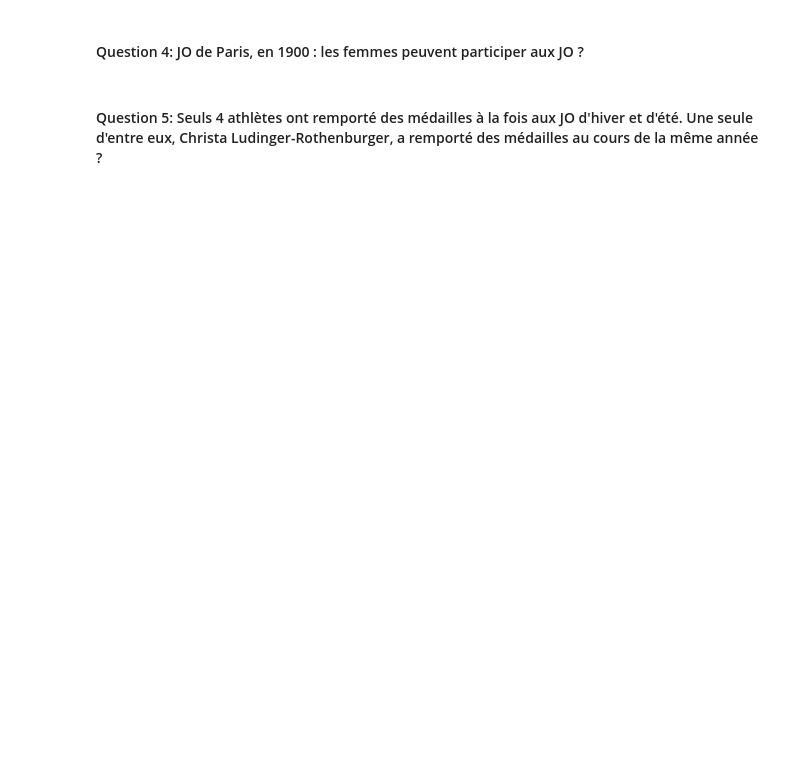
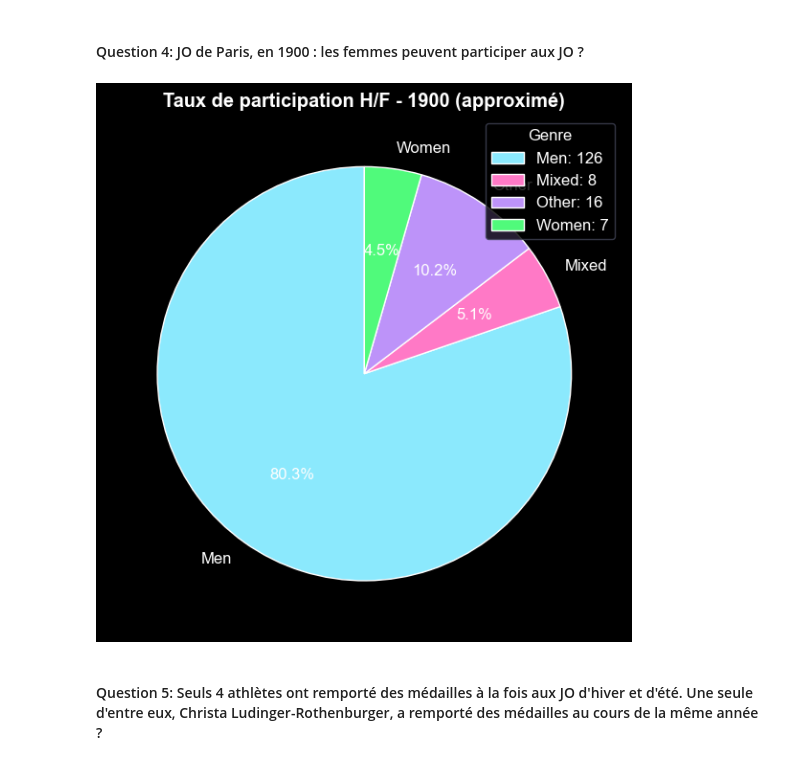
Before and after one commit to Calamia92/Neurolympics, a Jupyter notebook: olympic_data_analysis.ipynb, the cells around one changed output. Saved outputs shown, nothing was run; the diff lists cells and outputs as text; code cells hidden in the pictures; blank space fills up the shorter version.

```diff
--- a/olympic_data_analysis.ipynb
+++ b/olympic_data_analysis.ipynb
@@ -152,2 +539,72 @@ plt.show()
+# %%
+medals = df_medals.copy()
+hosts_map = df_hosts[['game_slug','game_year']].drop_duplicates()
+medals = medals.merge(hosts_map, left_on='slug_game', right_on='game_slug', how='left')
+# s'assurer que game_year est numérique
+medals['game_year'] = pd.to_numeric(medals['game_year'], errors='coerce')
+
+subset = medals[medals['game_year'] == 1900]
+if subset.empty:
+    print('Aucune donnée pour 1900 trouvée dans df_medals (impossible de calculer le taux).')
+else:
+    # Normaliser la colonne de genre si elle existe
+    if 'event_gender' in subset.columns:
+        genders = subset['event_gender'].fillna('Unknown').astype(str)
+    else:
+        # fallback: essayer participant_type ou participant_title
+        fallback = None
+        for c in ['participant_type','participant_title']:
+            if c in subset.columns:
+                fallback = c
+                break
+        if fallback:
+            genders = subset[fallback].fillna('Unknown').astype(str)
+        else:
+            genders = pd.Series(['Unknown'] * len(subset))
+
+    def normalize_gender(x):
+        s = str(x).lower()
+        if 'woman' in s or 'female' in s or s.strip() in ('f','women'):
+            return 'Women'
+        if 'man' in s or 'male' in s or s.strip() in ('m','men'):
+            return 'Men'
+        if 'mix' in s:
+            return 'Mixed'
+        return 'Other'
+
+    subset['gender_norm'] = genders.map(normalize_gender)
+
+    # Nombre unique d'athlètes par genre (évite double comptage)
+    if 'athlete_full_name' in subset.columns:
+        counts = subset.groupby('gender_norm')['athlete_full_name'].nunique()
+    else:
+        counts = subset['gender_norm'].value_counts()
+
+    counts = counts.sort_index()
+
+    # Préparer le graphique camembert
+    labels = counts.index.tolist()
+    sizes = counts.values.tolist()
+
+    # Couleurs (utiliser la palette code-style)
+    palette = ['#8be9fd', '#ff79c6', '#bd93f9', '#50fa7b']
+    # Ajuster longueur
+    colors = [palette[i % len(palette)] for i in range(len(labels))]
+
+    plt.figure(figsize=(6,6), facecolor='#000000')
+    wedges, texts, autotexts = plt.pie(sizes, labels=labels, colors=colors,
+                                       autopct='%1.1f%%', startangle=90, textprops={'color':'white'})
+    # Rendre les labels en blanc
+    for t in texts:
+        t.set_color('white')
+    for a in autotexts:
+        a.set_color('white')
+
+    plt.title('Taux de participation H/F - 1900 (approximé)', color='white')
+    plt.legend(wedges, [f"{l}: {v}" for l,v in zip(labels,sizes)], title='Genre', facecolor='#000000', edgecolor='#44475a', labelcolor='white')
+    plt.tight_layout()
+    plt.show()
+# %% [output]
+[figure, added]
 # %% [markdown]
 #### Question 5: Seuls 4 athlètes ont remporté des médailles à la fois aux JO d'hiver et d'été. Une seule d'entre eux, Christa Ludinger-Rothenburger, a remporté des médailles au cours de la même année ?
```
Also changed, not shown: parts of 24 cells of this notebook.
